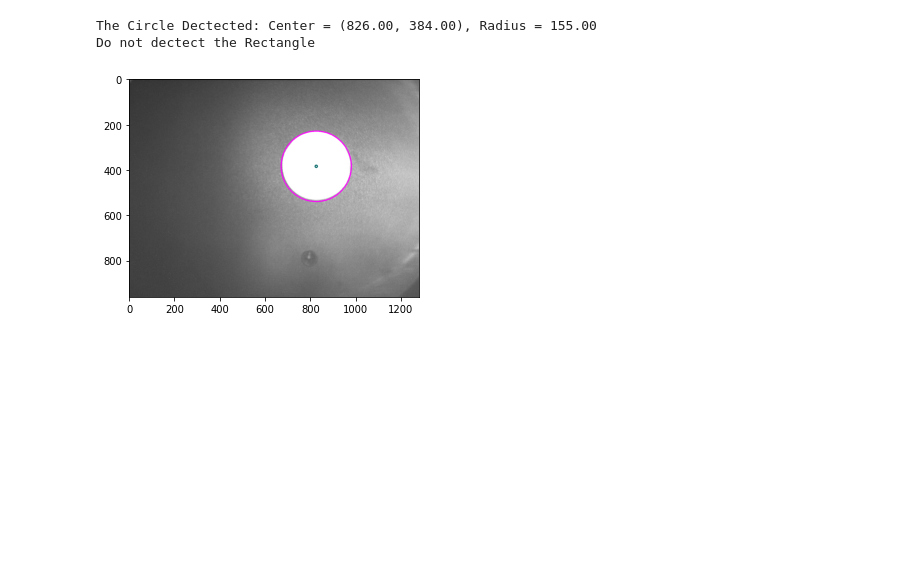
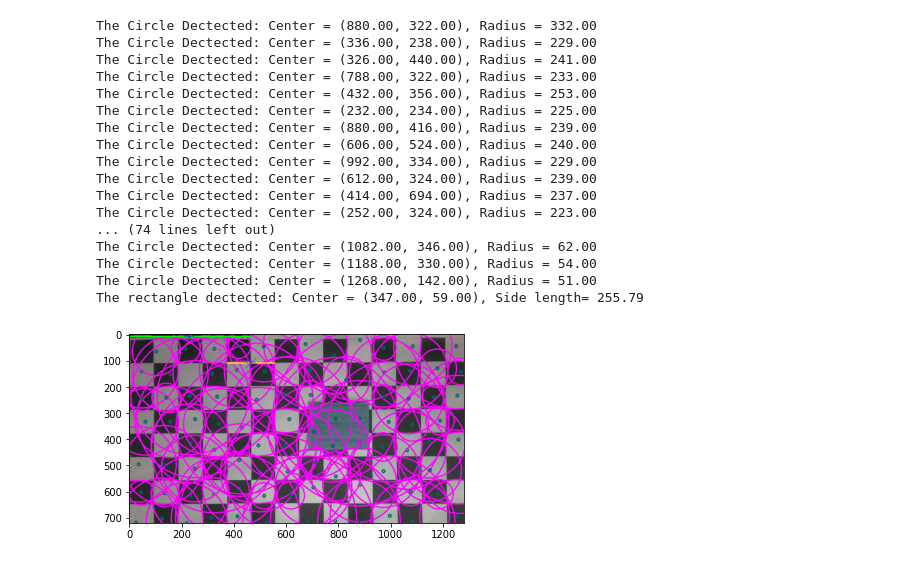
Before and after one commit to anh147/2D_Object, a Jupyter notebook: hog_line copy 3.ipynb, the cells around one changed output. Saved outputs shown, nothing was run; the diff lists cells and outputs as text; code cells hidden in the pictures; blank space fills up the shorter version.

```diff
--- a/hog_line copy 3.ipynb
+++ b/hog_line copy 3.ipynb
@@ -19,7 +19,7 @@ plt.show()
 import cv2
 import numpy as np
 import matplotlib.pyplot as plt
-path = "image/img04.JPG"
+path = "image/01.jpg"
 image = cv2.imread(path)
 img = cv2.fastNlMeansDenoisingColored(image,None,10,10,7,21) #lọc nhiễu ảnh
 img = cv2.cvtColor(img, cv2.COLOR_BGR2GRAY)	#chuyển sang ảnh xám
@@ -79,36 +79,51 @@ if lines is not None:
 		y_av = int(np.floor(abs(abs(y1+y2))/2))
 		if stt == 0: #lưu cạnh độ dài lớn nhất
 			d_1_x = x_av
 			d_1_y = y_av
 			cv2.line(image,(x1,y1),(x2,y2),(0,255,0),3)
 			cv2.drawMarker(image, (x_av, y_av),(0,0,255), markerType=cv2.MARKER_STAR, markerSize=40, thickness=1, line_type=cv2.LINE_AA)
 			# Maintain a simples lookup list for points
 			lines_list.append([(x1,y1),(x2,y2)])
 			cent_list.append([d_1_x,d_1_y])
 		d_break = np.sqrt(pow((d_1_x-x_av),2)+pow((d_1_y-y_av),2))
 
 		if d_break > 250 and d_break < 350:	#tìm cạnh đối
 			cv2.line(image,(x1,y1),(x2,y2),(255,255,0),3)
 			cv2.drawMarker(image, (x_av, y_av),(0,0,255), markerType=cv2.MARKER_STAR, markerSize=40, thickness=1, line_type=cv2.LINE_AA)
 			# Maintain a simples lookup list for points
 			lines_list.append([(x1,y1),(x2,y2)])
 			cent_list.append([x_av,y_av])
 			break
 	#print(len(lines_list),d)
 	x_cen = int(np.floor(abs(abs(cent_list[0][0]+cent_list[1][0]))/2))
 	y_cen = int(np.floor(abs(abs(cent_list[0][1]+cent_list[1][1]))/2))
 	cv2.drawMarker(image, (x_cen, y_cen),(255,0,255), markerType=cv2.MARKER_STAR, markerSize=40, thickness=1, line_type=cv2.LINE_AA)
 	print("The rectangle dectected: Center = (%2.2f, %2.2f), Side length= %2.2f"%(x_cen, y_cen, d_break))
 	center_shape.append([x_cen,y_cen])
 else:
 	print("Do not dectect the Rectangle")
 	center_shape.append([None])
 plt.imshow(image)
 plt.show()
 # %% [output]
-The Circle Dectected: Center = (826.00, 384.00), Radius = 155.00
-Do not dectect the Rectangle
+The Circle Dectected: Center = (880.00, 322.00), Radius = 332.00
+The Circle Dectected: Center = (336.00, 238.00), Radius = 229.00
+The Circle Dectected: Center = (326.00, 440.00), Radius = 241.00
+The Circle Dectected: Center = (788.00, 322.00), Radius = 233.00
+The Circle Dectected: Center = (432.00, 356.00), Radius = 253.00
+The Circle Dectected: Center = (232.00, 234.00), Radius = 225.00
+The Circle Dectected: Center = (880.00, 416.00), Radius = 239.00
+The Circle Dectected: Center = (606.00, 524.00), Radius = 240.00
+The Circle Dectected: Center = (992.00, 334.00), Radius = 229.00
+The Circle Dectected: Center = (612.00, 324.00), Radius = 239.00
+The Circle Dectected: Center = (414.00, 694.00), Radius = 237.00
+The Circle Dectected: Center = (252.00, 324.00), Radius = 223.00
+... (74 lines left out)
+The Circle Dectected: Center = (1082.00, 346.00), Radius = 62.00
+The Circle Dectected: Center = (1188.00, 330.00), Radius = 54.00
+The Circle Dectected: Center = (1268.00, 142.00), Radius = 51.00
+The rectangle dectected: Center = (347.00, 59.00), Side length= 255.79
-[figure, old version]
+[figure, new version]
 # %%
 center_shape #Tâm đường tròn, tâm hình vuông
 # %% [output]
```
Also changed, not shown: parts of 2 cells of this notebook, 13 other files.
